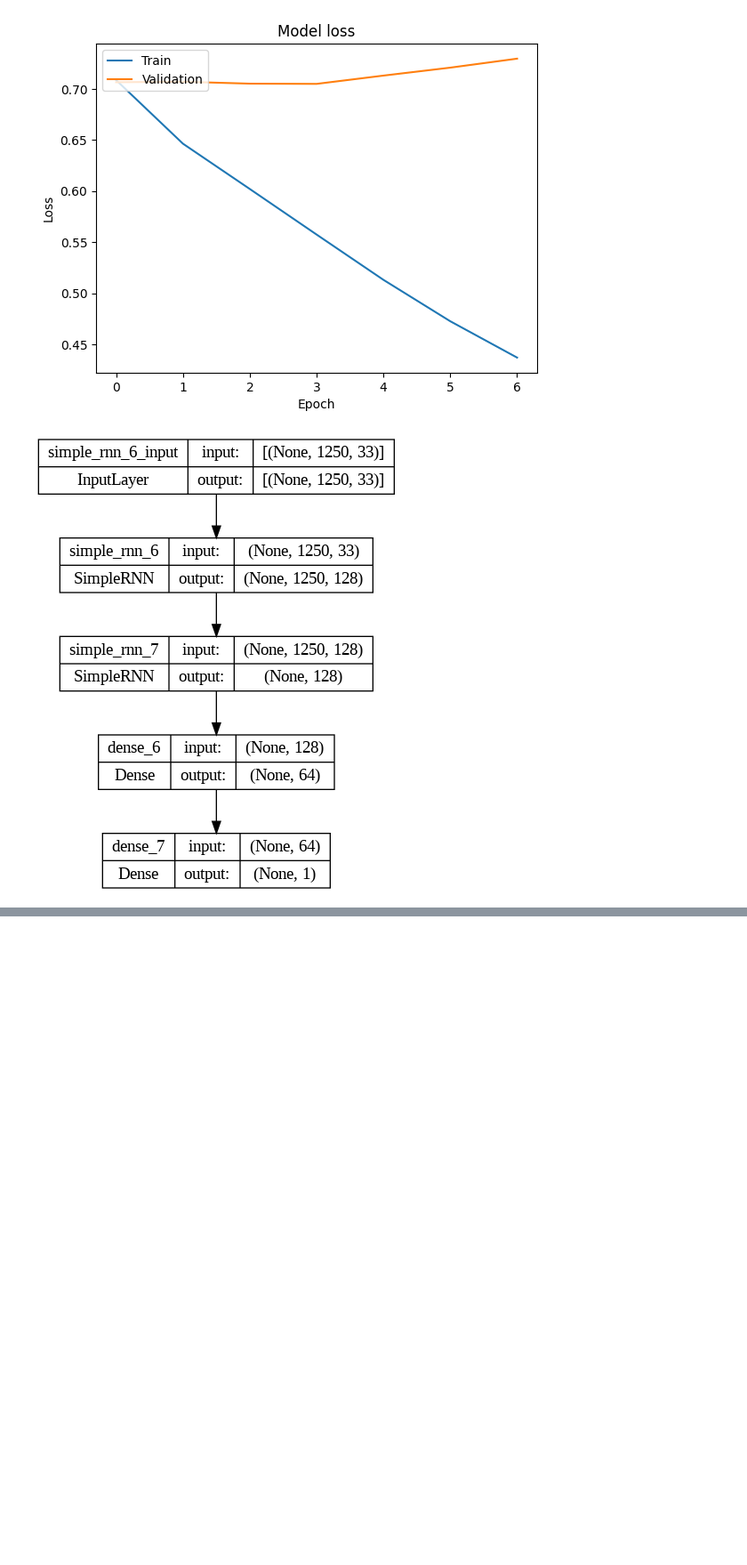
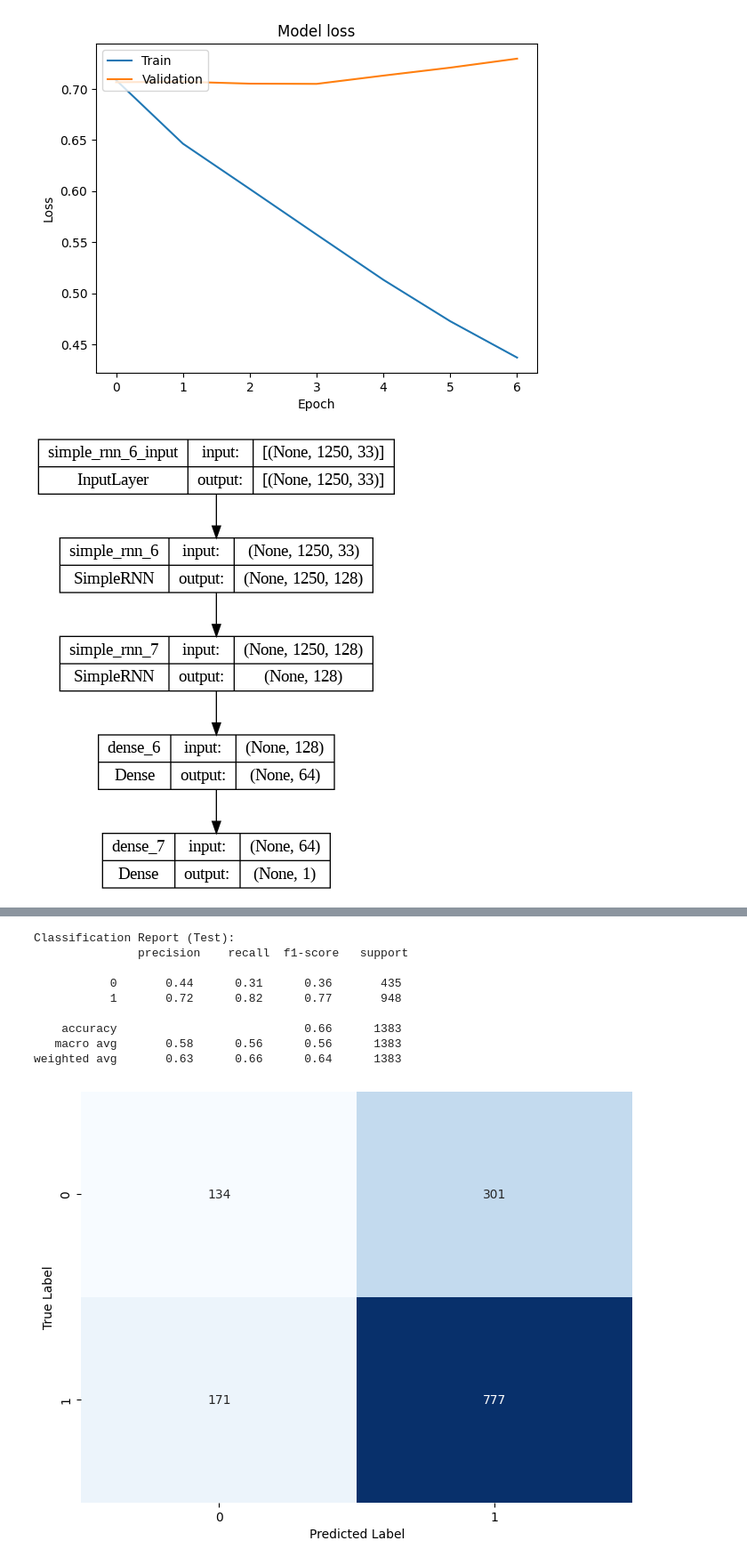
Before and after one commit to maimonahST/Signal_It, a Jupyter notebook: Final Version/All_Featuers.ipynb, the cells around one changed output, grey strips where cells are left out. Shown at 89% size. Saved outputs shown, nothing was run; the diff lists cells and outputs as text; code cells hidden in the pictures; blank space fills up the shorter version.

```diff
--- a/Final Version/All_Featuers.ipynb
+++ b/Final Version/All_Featuers.ipynb
@@ -395,7 +395,7 @@ xgb_classifier = XGBClassifier(
     n_estimators=200,
     learning_rate=0.01
 )
-model=fit_and_evaluate(X_train, y_train,X_test , y_test,xgb_classifier)
+xgboost=fit_and_evaluate(X_train, y_train,X_test , y_test,xgb_classifier)
 # %% [output]
 Accuracy: 0.7845263919016631
 Recall: 0.7845263919016631
@@ -461,7 +461,7 @@ from sklearn.metrics import accuracy_score, precision_score, recall_score, f1_sc
 tree_params = {'criterion': 'gini', 'max_depth': 3, 'min_samples_leaf': 5}
 # Train a Decision Tree Classifier
 dt_classifier = DecisionTreeClassifier(**tree_params)
-model=fit_and_evaluate(X_train, y_train,X_test , y_test,dt_classifier)
+dt=fit_and_evaluate(X_train, y_train,X_test , y_test,dt_classifier)
 # %% [output]
 Accuracy: 0.6789587852494577
 Recall: 0.6789587852494577
@@ -1075,18 +1075,18 @@ gru_out4 = GRU(32,activation='tanh')(gru_out)
 predictions = Dense(1, activation='sigmoid')(gru_out4)
 
 # Define the model with 'input' as the input and 'predictions' as the output
-model = Model(inputs=input, outputs=predictions)
+cnn_gru = Model(inputs=input, outputs=predictions)
 
 # Specify the Adam optimizer with a learning rate of 0.0001
 optimizer = Adam(learning_rate=0.001)
 
 # Compile the model with binary crossentropy loss and accuracy as the evaluation metric
-model.compile(optimizer=optimizer, loss='binary_crossentropy', metrics=['accuracy'])
+cnn_gru.compile(optimizer=optimizer, loss='binary_crossentropy', metrics=['accuracy'])
 
 # Define early stopping callback
 early_stopping = EarlyStopping(monitor='val_loss', patience=5, restore_best_weights=True)
 
-hist = model.fit(X_train, y_train, epochs=70, batch_size=64, validation_data=(X_val, y_val), callbacks=[early_stopping])
+hist = cnn_gru.fit(X_train, y_train, epochs=70, batch_size=64, validation_data=(X_val, y_val), callbacks=[early_stopping])
 # %% [output]
 Epoch 1/70
 74/74 [==============================] - 12s 57ms/step - loss: 0.6600 - accuracy: 0.5967 - val_loss: 0.6574 - val_accuracy: 0.5794
@@ -1193,14 +1193,14 @@ def create_model(input_shape):
     return model
 
 # Pass input shape tuple to the create_model function
-model = create_model(input_shape)
+rnn = create_model(input_shape)
 
 optimizer = tf.keras.optimizers.Adam(learning_rate=0.0001)
-model.compile(loss='binary_crossentropy', optimizer=optimizer, metrics=['accuracy'])
+rnn.compile(loss='binary_crossentropy', optimizer=optimizer, metrics=['accuracy'])
 
 early_stopping = EarlyStopping(monitor='val_loss', patience=3, restore_best_weights=True)
 
-hist = model.fit(X_train, y_train, epochs=70, batch_size=64, validation_data=(X_val, y_val), callbacks=[early_stopping])
+hist = rnn.fit(X_train, y_train, epochs=70, batch_size=64, validation_data=(X_val, y_val), callbacks=[early_stopping])
 # %% [output]
 Epoch 1/70
 74/74 [==============================] - 120s 2s/step - loss: 0.7086 - accuracy: 0.5171 - val_loss: 0.7065 - val_accuracy: 0.5168
@@ -1287,0 +1348,24 @@ plot_model(model=hist.model, show_shapes=True)
+# %%
+# confusion matix
+print("Classification Report (Test):\n", classification_report(y_test, final_preds))
+
+# Compute the confusion matrix for the test set
+cm_test = confusion_matrix(y_test, final_preds)
+
+# Plot the confusion matrix for the test set
+plt.figure(figsize=(8, 6))
+sns.heatmap(cm_test, annot=True, fmt="d", cmap="Blues", cbar=False)
+plt.xlabel("Predicted Label")
+plt.ylabel("True Label")
+plt.show()
+# %% [output]
+Classification Report (Test):
+               precision    recall  f1-score   support
+
+           0       0.44      0.31      0.36       435
+           1       0.72      0.82      0.77       948
+
+    accuracy                           0.66      1383
+   macro avg       0.58      0.56      0.56      1383
+weighted avg       0.63      0.66      0.64      1383
+[figure, added]
```
Also changed, not shown: parts of 11 cells of this notebook.
